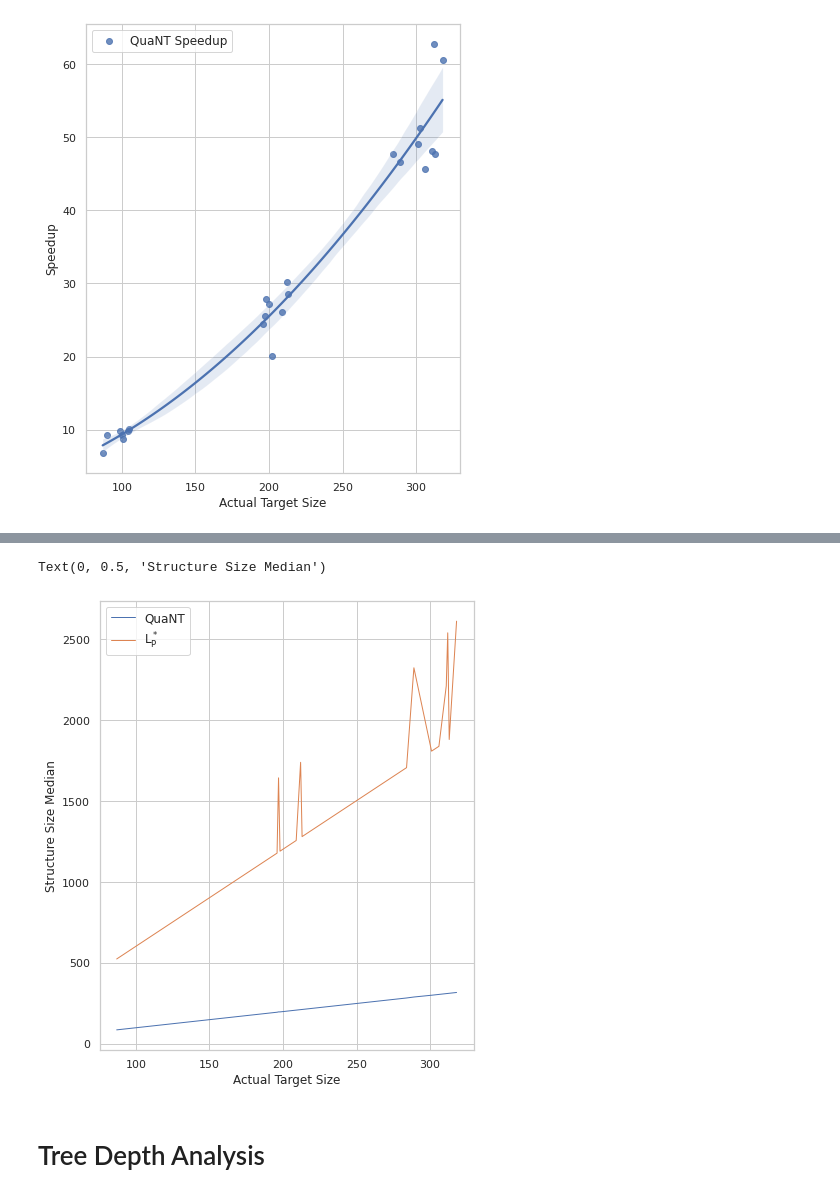
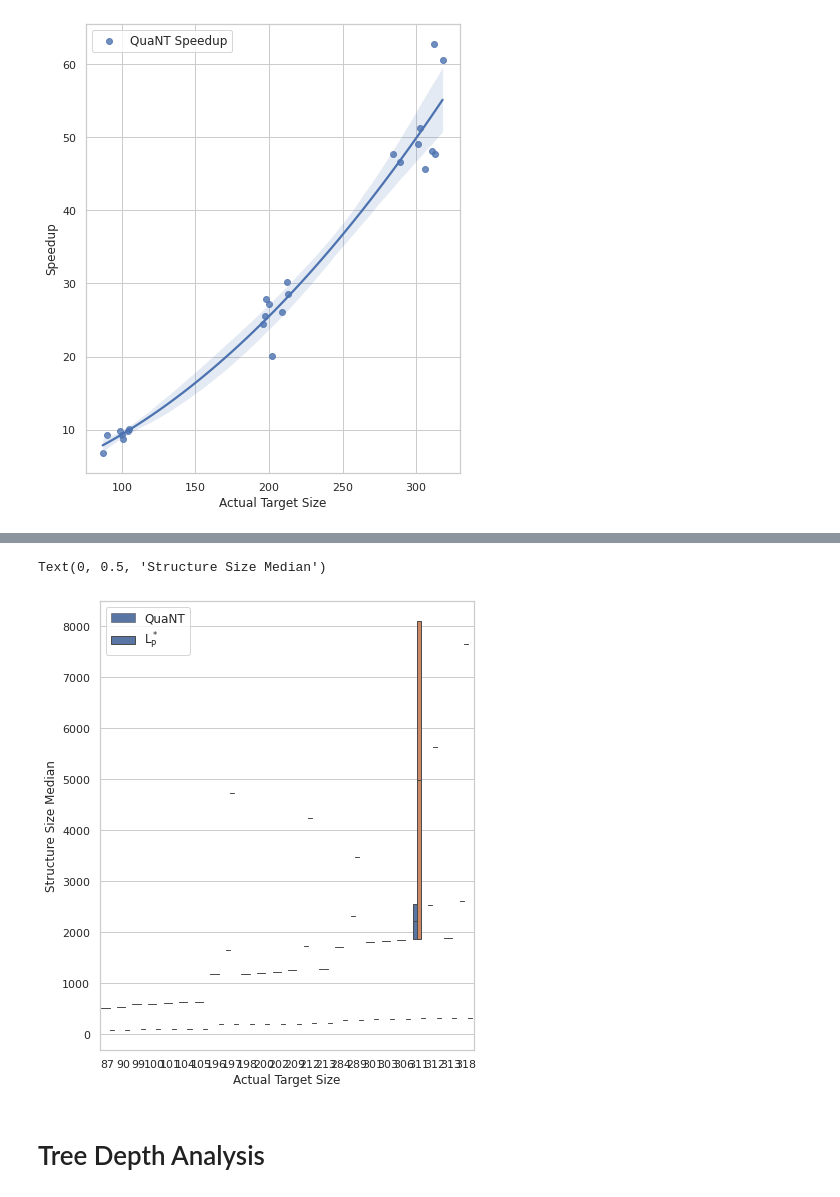
Before and after one commit to neuralchecker/pymodelextractor_towards_efficient_active_learning_of_PDFA_experiments, a Jupyter notebook: experiment_1/data_analysis.ipynb, the cells around one changed output, grey strips where cells are left out. Saved outputs shown, nothing was run; the diff lists cells and outputs as text; code cells hidden in the pictures.

Commit message:
better plotting for exp1

```diff
--- a/experiment_1/data_analysis.ipynb
+++ b/experiment_1/data_analysis.ipynb
@@ -101,3 +101,15 @@ ax.set_ylabel("Speedup", fontsize = 12)
 # %% [output]
 Text(0, 0.5, 'Speedup')
 [figure]
+# %%
+import seaborn as sns
+sns.set(rc={'figure.figsize':(6.7,8.27)})
+sns.set_style("whitegrid")
+ax = sns.lmplot(x="Number of States", y="STRUCTURE_SIZE_median", hue="Algorithm",
+                 data=grouped_multiple, legend = True, legend_out = False)
+#plt.legend(title = 'Algorithm', labels=["QuaNT","$\mathrm{L_{P}^*}$"], fontsize = 12, frameon=True)
+ax.axes[0,0].set_xlabel("Actual Target Size", fontsize = 12)
+ax.axes[0,0].set_ylabel("Structure Size Median", fontsize = 12)
+new_labels = ["QuaNT","$\mathrm{L_{P}^*}$"]
+for t, l in zip(ax._legend.texts, new_labels):
+    t.set_text(l)
@@ -103,0 +118,9 @@ Text(0, 0.5, 'Speedup')
+# %%
+import seaborn as sns
+sns.set(rc={'figure.figsize':(6.7,8.27)})
+sns.set_style("whitegrid")
+ax = sns.lineplot(x="Number of States", y="STRUCTURE_SIZE_median", hue="Algorithm",
+                 data=grouped_multiple)
+plt.legend(title = 'Algorithm', labels=["QuaNT","$\mathrm{L_{P}^*}$"], fontsize = 12, frameon=True)
+ax.axes[0,0].set_xlabel("Actual Target Size", fontsize = 12)
+ax.axes[0,0].set_ylabel("Structure Size Median", fontsize = 12)
@@ -104,15 +130,15 @@ Text(0, 0.5, 'Speedup')
 # %%
 import seaborn as sns
 sns.set(rc={'figure.figsize':(6.7,8.27)})
 sns.set_style("whitegrid")
-ax = sns.lineplot(x="Number of States", y="STRUCTURE_SIZE_median", hue="Algorithm",
-                 data=grouped_multiple, linewidth=1)
+ax = sns.boxplot(x="Number of States", y="STRUCTURE_SIZE", hue="Algorithm",
+                 data=evaluation_data, linewidth=1)
 plt.legend(labels=["QuaNT", "$\mathrm{L_{P}^*}$"], fontsize = 12, frameon=True)
 ax.set_xlabel("Actual Target Size", fontsize = 12)
 ax.set_ylabel("Structure Size Median", fontsize = 12)
 # %% [output]
 Text(0, 0.5, 'Structure Size Median')
-[figure, old version]
+[figure, new version]
 # %% [markdown]
 # Tree Depth Analysis
 # %%
```
Also changed, not shown: parts of 2 cells of this notebook.
